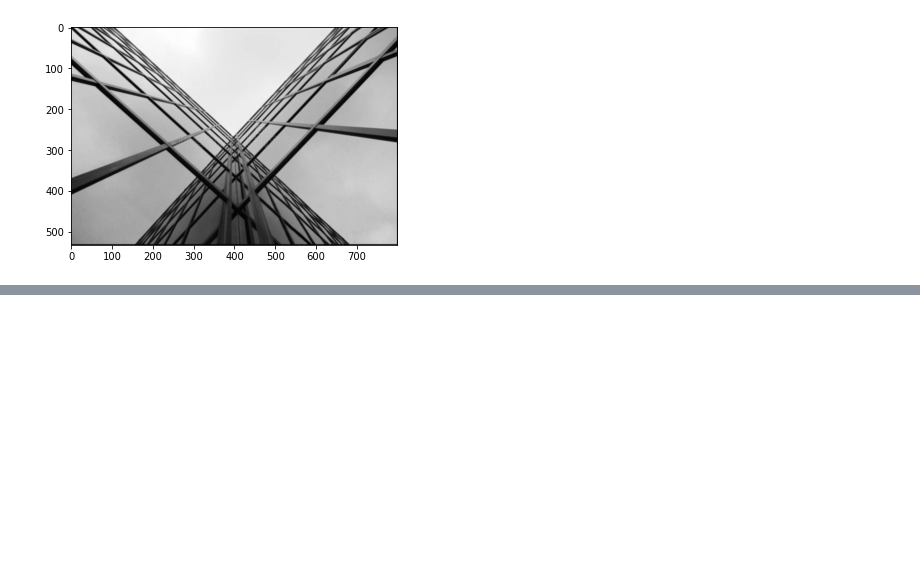
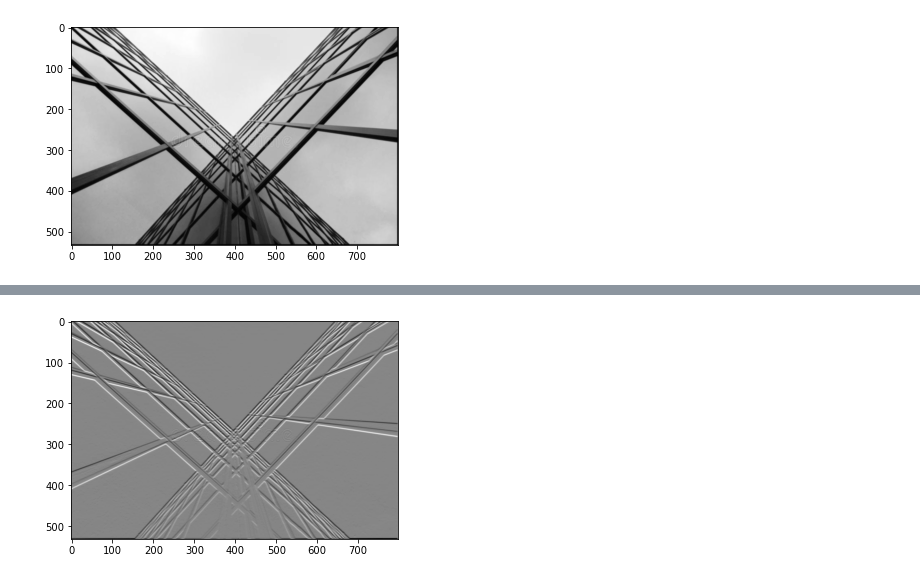
Before and after one commit to JHludwolf/AgentesInteligentes, a Jupyter notebook: Segundo Parcial/BorderDetection/BorderDetection.ipynb, the cells around one changed output, grey strips where cells are left out. Saved outputs shown, nothing was run; the diff lists cells and outputs as text; code cells hidden in the pictures; blank space fills up the shorter version.

```diff
--- a/Segundo Parcial/BorderDetection/BorderDetection.ipynb
+++ b/Segundo Parcial/BorderDetection/BorderDetection.ipynb
@@ -124,0 +145,7 @@ big_image.shape
+# %%
+image_grady=convolve(image_blur,prewitt2)
+plt.figure()
+plt.imshow(image_grady, cmap='gray')
+plt.show()
+# %% [output]
+[figure, added]
```
Also changed, not shown: parts of 10 cells of this notebook.
